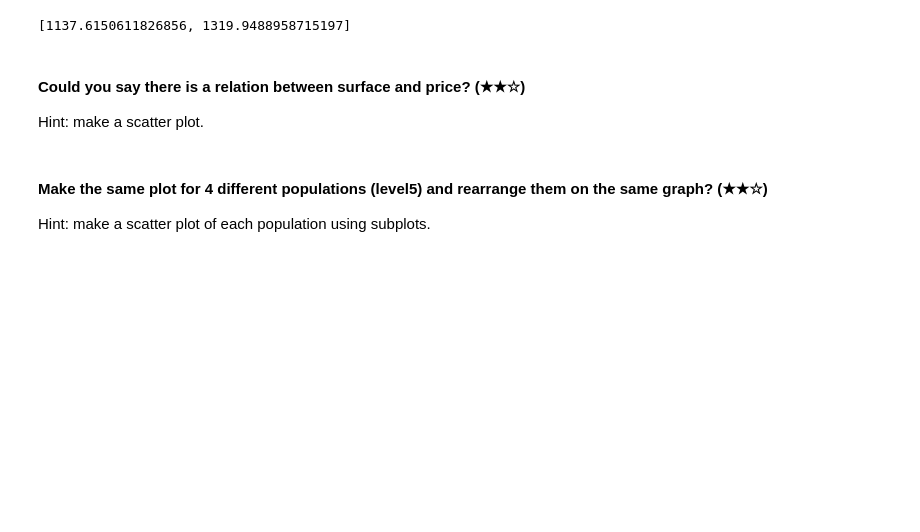
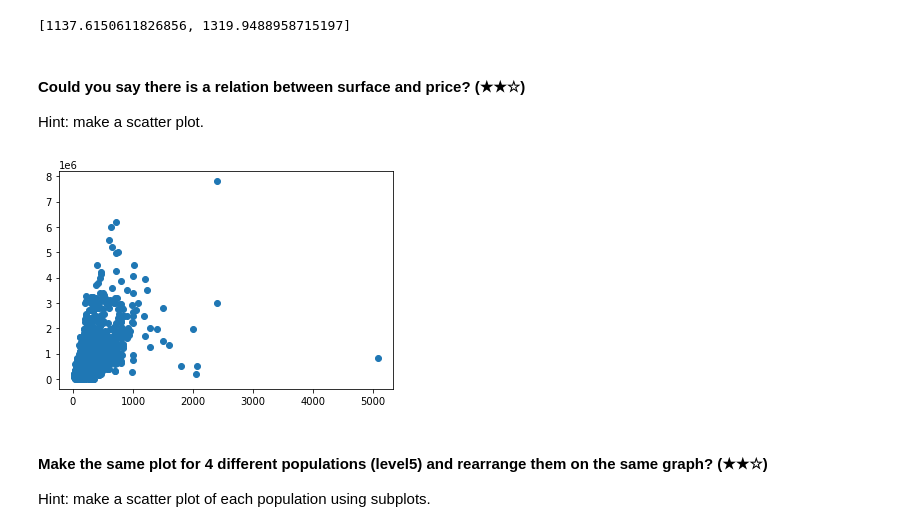
Before and after one commit to 6oncvlo/machine-learning-prework, a Jupyter notebook: 06-final_project/project.ipynb, the cells around one changed output. Cells and saved outputs as stored; diff of their text form; code cells hidden in the pictures; blank space fills up the shorter version.

```diff
--- a/06-final_project/project.ipynb
+++ b/06-final_project/project.ipynb
@@ -298,6 +288,19 @@ galap=a[a['level5']=='Galapagar']
 # %% [markdown]
 #### Could you say there is a relation between surface and price? (★★☆)
 Hint: make a scatter plot.
+# %%
+x = a['surface'][:6700]
+y = a['price'][:6700]
+#os restantes elementos formam uma fina camada na vertical
+
+plt.scatter(x, y)
+plt.show()
+#Nao se pode afirmar diretamente do scatter plot que existe uma relação(linear ou outra)
+#entre a surpeficie(m2) e o preço
+#ha uma grande variação entre os valores da superficie e o preço
+#alem disso há um grande nº de outliers
+# %% [output]
+[figure, added]
 # %% [markdown]
 #### Make the same plot for 4 different populations (level5) and rearrange them on the same graph? (★★☆)
 Hint: make a scatter plot of each population using subplots.
```
Also changed, not shown: parts of 8 cells of this notebook.
